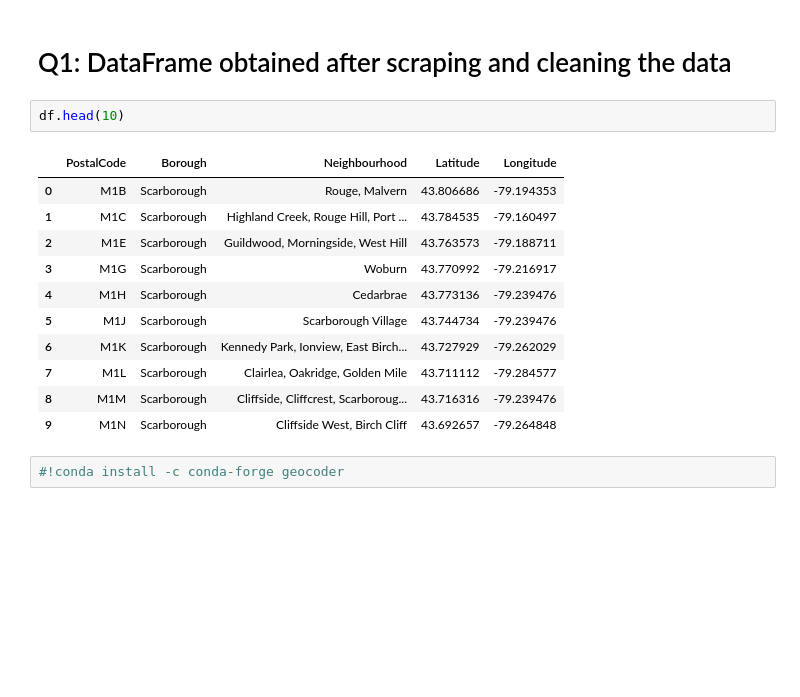
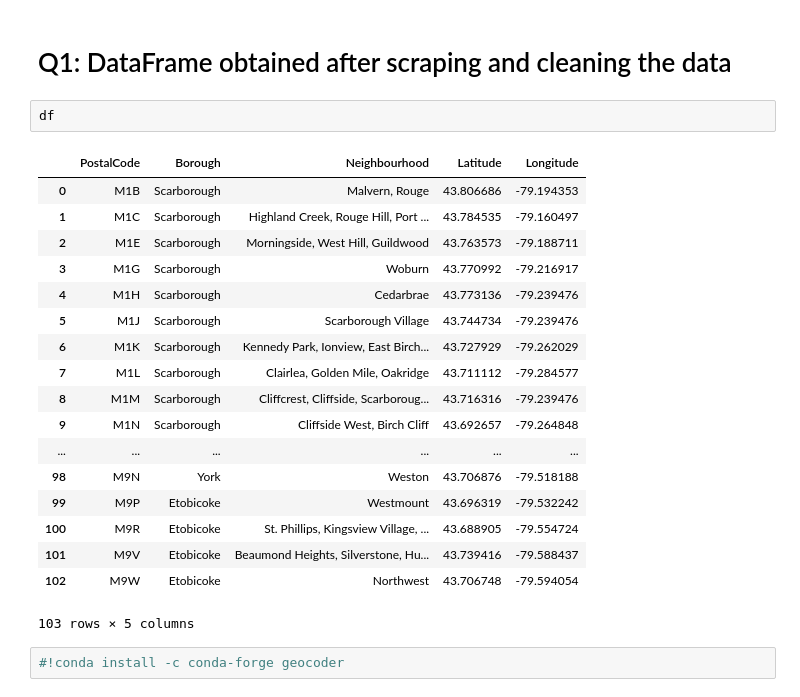
Before and after one commit to amlan23/Coursera_Capstone, a Jupyter notebook: Segmenting_ and_clustering_neighborhoods.ipynb, the cells around one changed output. Cells and saved outputs as stored; diff of their text form; blank space fills up the shorter version.

```diff
--- a/Segmenting_ and_clustering_neighborhoods.ipynb
+++ b/Segmenting_ and_clustering_neighborhoods.ipynb
@@ -107,19 +107,26 @@ df.shape
 # %% [markdown]
 # Q1: DataFrame obtained after scraping and cleaning the data
 # %%
-df.head(10)
+df
 # %% [output]
 |  | PostalCode | Borough | Neighbourhood | Latitude | Longitude |
-| 0 | M1B | Scarborough | Rouge, Malvern | 43.806686 | -79.194353 |
+| 0 | M1B | Scarborough | Malvern, Rouge | 43.806686 | -79.194353 |
 | 1 | M1C | Scarborough | Highland Creek, Rouge Hill, Port ... | 43.784535 | -79.160497 |
-| 2 | M1E | Scarborough | Guildwood, Morningside, West Hill | 43.763573 | -79.188711 |
+| 2 | M1E | Scarborough | Morningside, West Hill, Guildwood | 43.763573 | -79.188711 |
 | 3 | M1G | Scarborough | Woburn | 43.770992 | -79.216917 |
 | 4 | M1H | Scarborough | Cedarbrae | 43.773136 | -79.239476 |
 | 5 | M1J | Scarborough | Scarborough Village | 43.744734 | -79.239476 |
 | 6 | M1K | Scarborough | Kennedy Park, Ionview, East Birch... | 43.727929 | -79.262029 |
-| 7 | M1L | Scarborough | Clairlea, Oakridge, Golden Mile | 43.711112 | -79.284577 |
-| 8 | M1M | Scarborough | Cliffside, Cliffcrest, Scarboroug... | 43.716316 | -79.239476 |
+| 7 | M1L | Scarborough | Clairlea, Golden Mile, Oakridge | 43.711112 | -79.284577 |
+| 8 | M1M | Scarborough | Cliffcrest, Cliffside, Scarboroug... | 43.716316 | -79.239476 |
 | 9 | M1N | Scarborough | Cliffside West, Birch Cliff | 43.692657 | -79.264848 |
+| ... | ... | ... | ... | ... | ... |
+| 98 | M9N | York | Weston | 43.706876 | -79.518188 |
+| 99 | M9P | Etobicoke | Westmount | 43.696319 | -79.532242 |
+| 100 | M9R | Etobicoke | St. Phillips, Kingsview Village, ... | 43.688905 | -79.554724 |
+| 101 | M9V | Etobicoke | Beaumond Heights, Silverstone, Hu... | 43.739416 | -79.588437 |
+| 102 | M9W | Etobicoke | Northwest | 43.706748 | -79.594054 |
+103 rows × 5 columns
 # %%
 #!conda install -c conda-forge geocoder
 # %%
```
Also changed, not shown: parts of 16 cells of this notebook.
